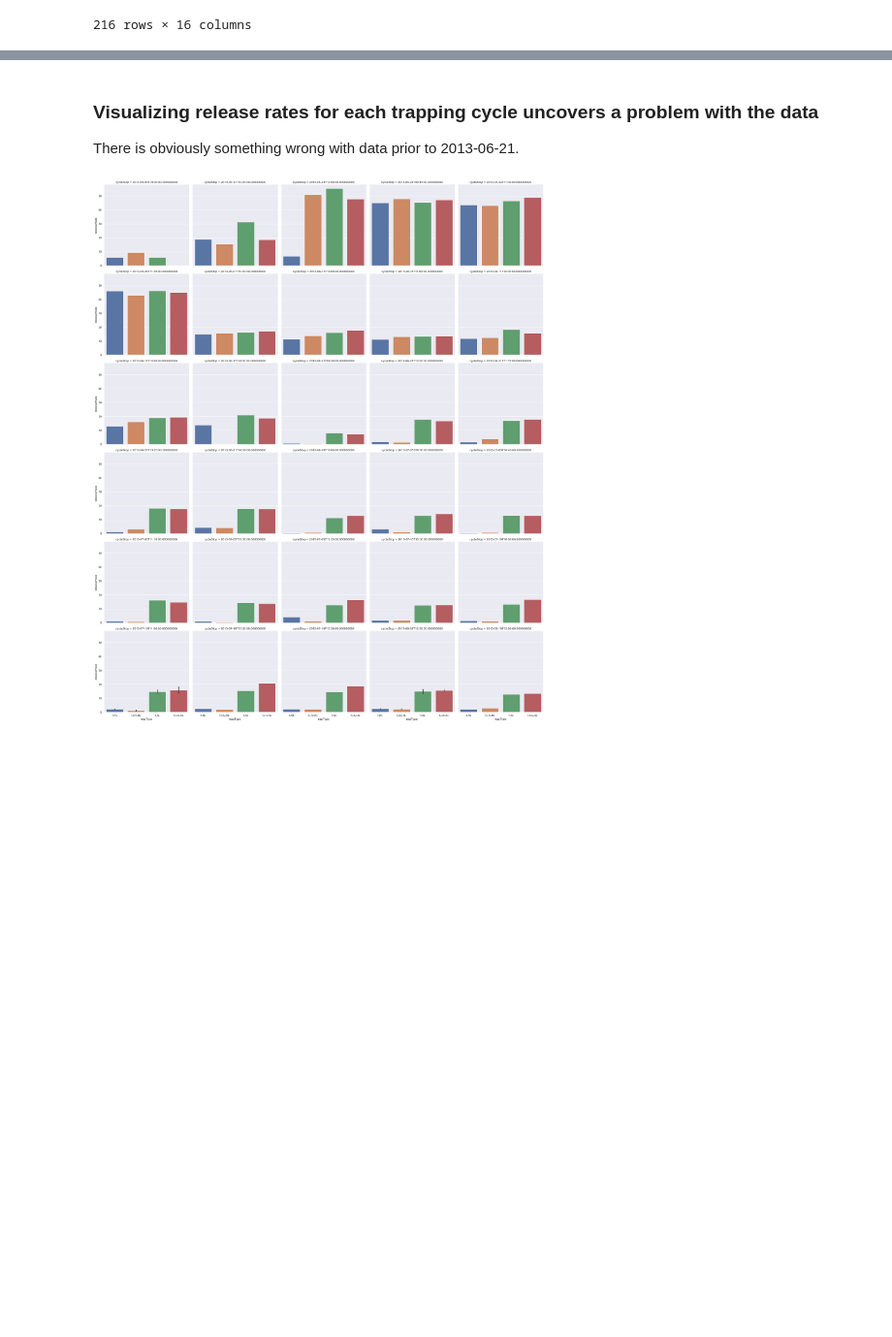
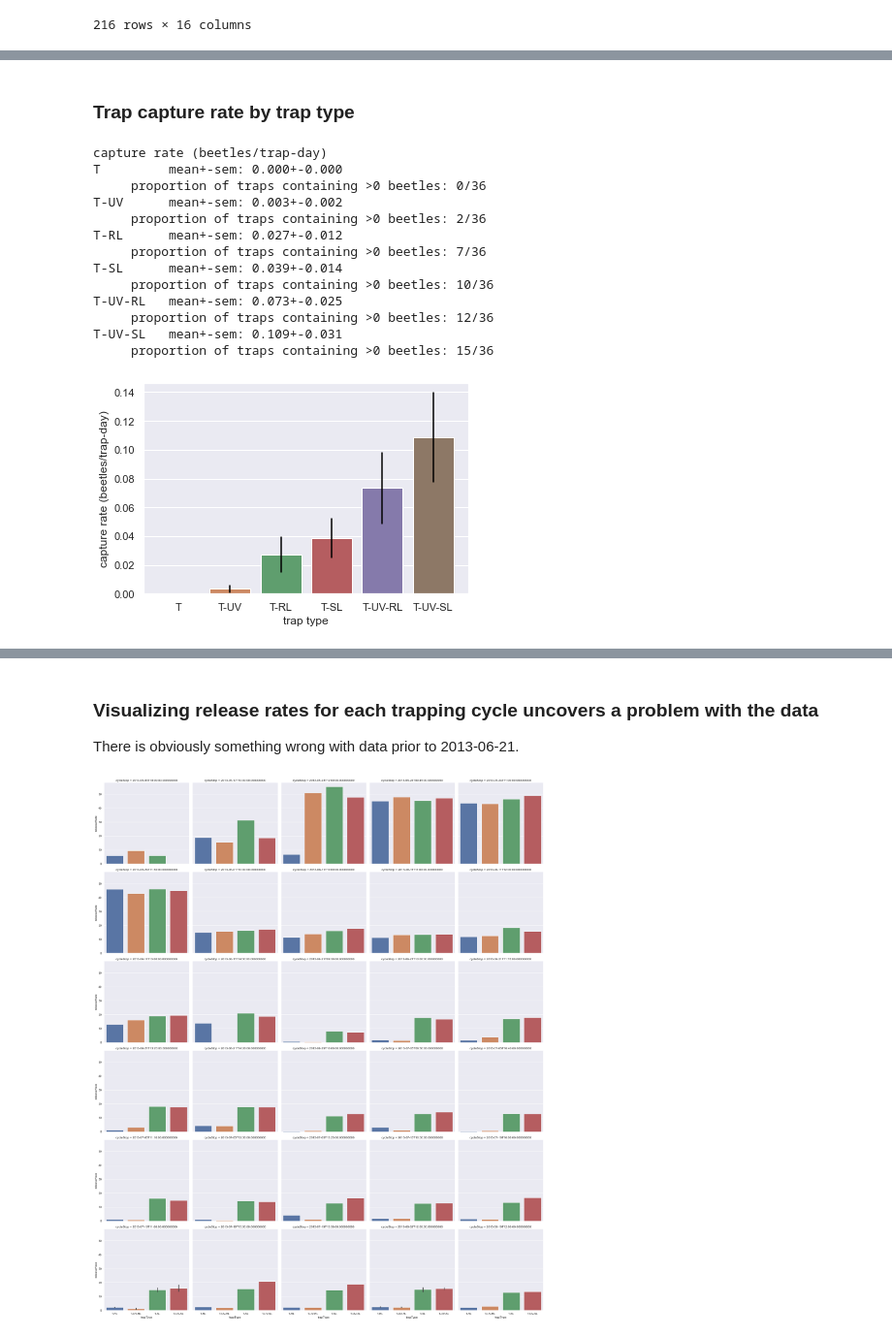
Before and after one commit to aubreymoore/CRB-trap-improvement, a Jupyter notebook: xtraps.ipynb, the cells around one changed output, grey strips where cells are left out. Shown at 97% size. Drawn from its saved outputs; the diff is of its cells as text; code cells hidden in the pictures; blank space fills up the shorter version.

```diff
--- a/xtraps.ipynb
+++ b/xtraps.ipynb
@@ -142,0 +154,40 @@ df
+# %% [markdown]
+### Trap capture rate by trap type
+# %%
+x = "trapType"
+y = "captureRate"
+order = ['T','T-UV','T-RL','T-SL','T-UV-RL','T-UV-SL']
+box_pairs = list(itertools.combinations(order, 2))
+
+# Plot without ci (95% confidence interval)
+sns.set()
+ax = sns.barplot(data=df, x=x, y=y, order=order, ci=None)
+
+# Provide better labels
+ax.set(xlabel="trap type", ylabel="capture rate (beetles/trap-day)")
+
+# Add error bars representing SEMs
+print('capture rate (beetles/trap-day)')
+for i, trapType in enumerate(order):
+    mean = df[df.trapType==trapType].captureRate.mean()
+    sem = df[df.trapType==trapType].captureRate.sem()
+    count = df[(df.trapType==trapType) & (df.captureRate==0)].xtrapLocationID.count()
+    print(f'{trapType:7s}   mean+-sem: {mean:5.3f}+-{sem:5.3f}')
+    print(f'     proportion of traps containing >0 beetles: {36-count}/36')
+    ax.plot([i, i], [mean-sem, mean+sem], color='black')
+plt.savefig('images/trapcatch-barplot.pdf')
+# %% [output]
+capture rate (beetles/trap-day)
+T         mean+-sem: 0.000+-0.000
+     proportion of traps containing >0 beetles: 0/36
+T-UV      mean+-sem: 0.003+-0.002
+     proportion of traps containing >0 beetles: 2/36
+T-RL      mean+-sem: 0.027+-0.012
+     proportion of traps containing >0 beetles: 7/36
+T-SL      mean+-sem: 0.039+-0.014
+     proportion of traps containing >0 beetles: 10/36
+T-UV-RL   mean+-sem: 0.073+-0.025
+     proportion of traps containing >0 beetles: 12/36
+T-UV-SL   mean+-sem: 0.109+-0.031
+     proportion of traps containing >0 beetles: 15/36
+[figure, added]
```
Also changed, not shown: parts of 33 cells of this notebook, 9 other files.
